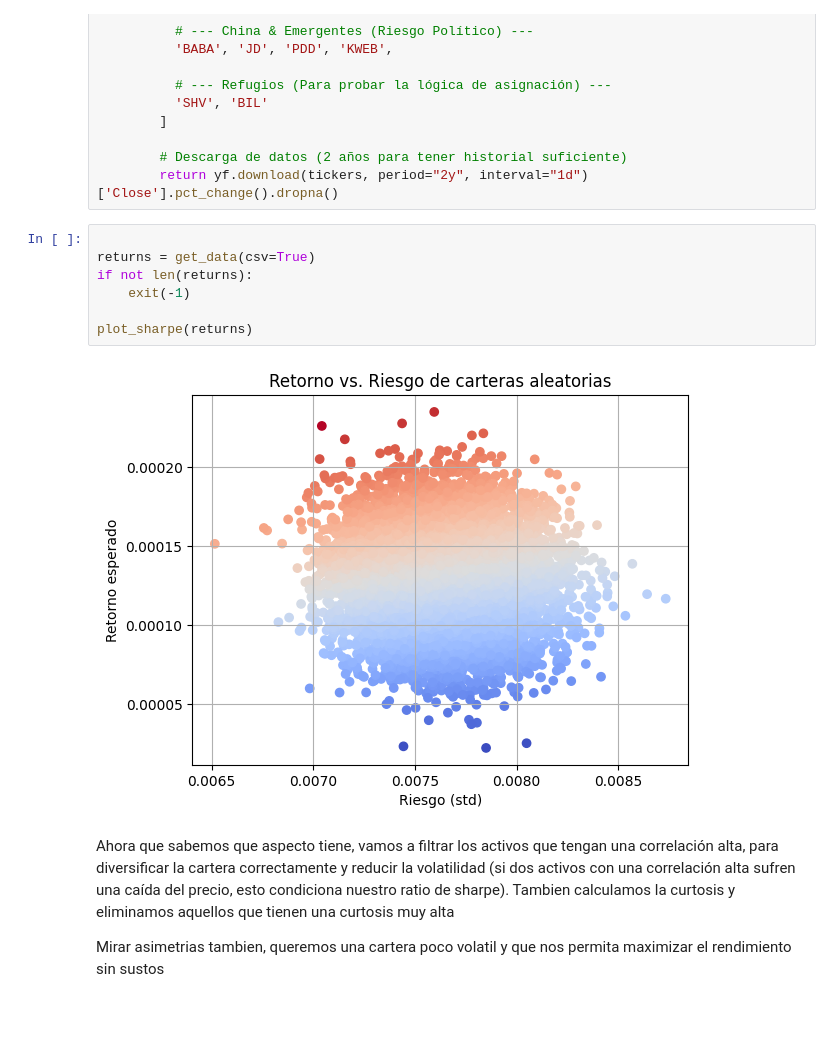
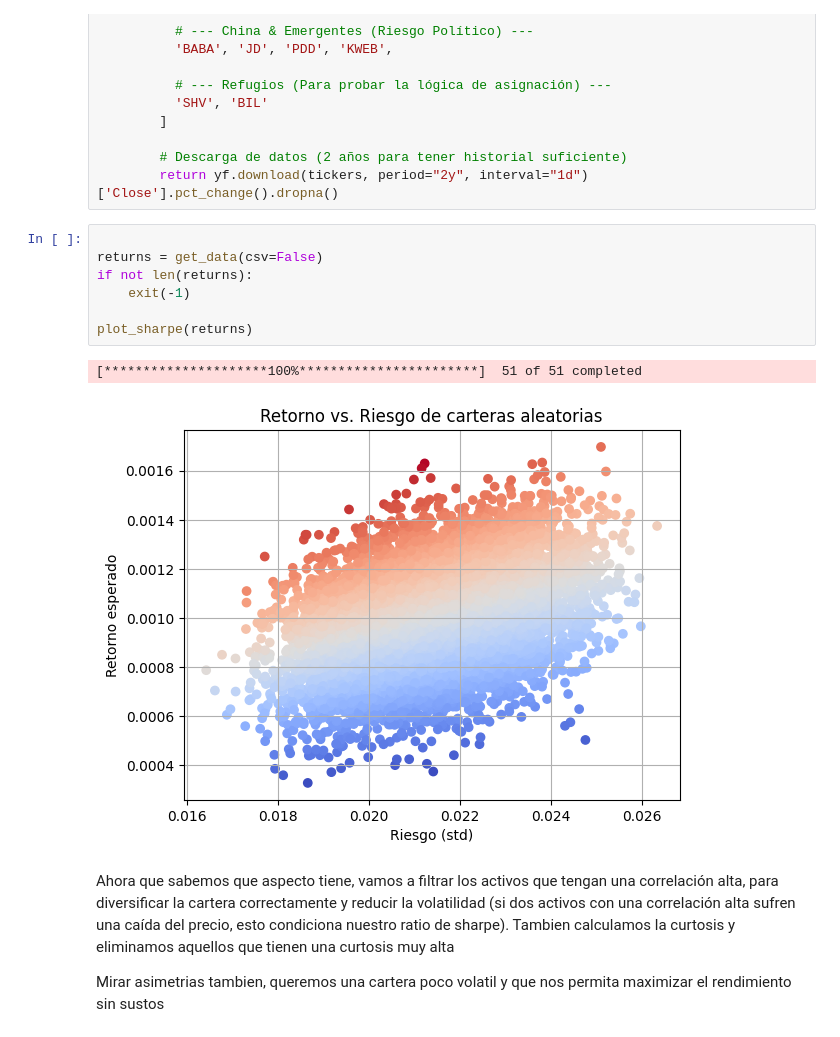
Before and after one commit to Juanjod54/MIAX_TB2.4, a Jupyter notebook: gestion_carteras.ipynb, the cells around one changed output. Saved outputs shown, nothing was run; the diff lists cells and outputs as text.

```diff
--- a/gestion_carteras.ipynb
+++ b/gestion_carteras.ipynb
@@ -67,13 +67,14 @@ def get_data(csv=True):
         return yf.download(tickers, period="2y", interval="1d")['Close'].pct_change().dropna()
 # %%
 
-returns = get_data(csv=True)
+returns = get_data(csv=False)
 if not len(returns):
     exit(-1)
 
 plot_sharpe(returns)
 # %% [output]
+[*********************100%***********************]  51 of 51 completed
-[figure, old version]
+[figure, new version]
 # %% [markdown]
 Ahora que sabemos que aspecto tiene, vamos a filtrar los activos que tengan una correlación alta, para diversificar la cartera correctamente y reducir la volatilidad (si dos activos con una correlación alta sufren una caída del precio, esto condiciona nuestro ratio de sharpe).
 Tambien calculamos la curtosis y eliminamos aquellos que tienen una curtosis muy alta
```
Also changed, not shown: parts of 6 cells of this notebook.
